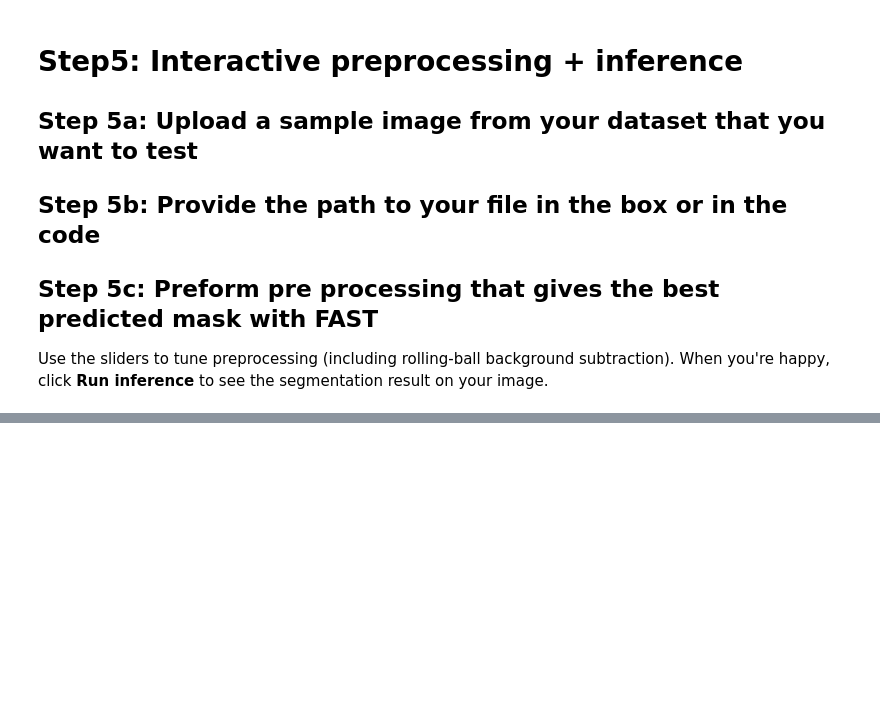
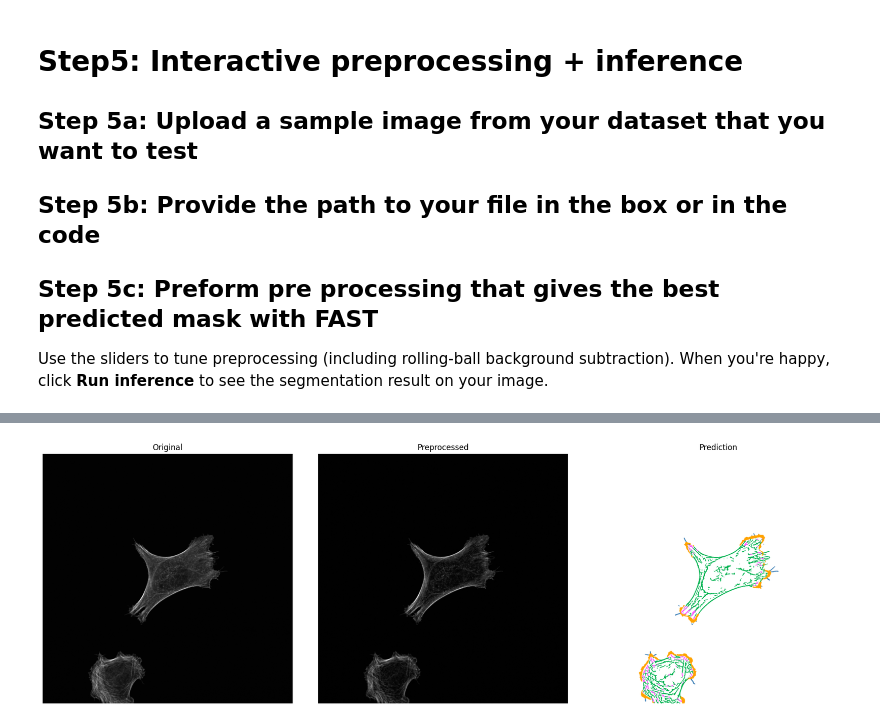
Before and after one commit to Carleton-CTE-Lab/FAST, a Jupyter notebook: inference_demo.ipynb, the cells around one changed output, grey strips where cells are left out. Saved outputs shown, nothing was run; the diff lists cells and outputs as text; code cells hidden in the pictures; blank space fills up the shorter version.

Commit message:
updated inference demo with pictures

```diff
--- a/inference_demo.ipynb
+++ b/inference_demo.ipynb
@@ -248,0 +334,53 @@ Loaded weights: best_model.pth
+# %%
+# Static snapshot (this output is saved into the notebook)
+# Run this cell after you click the widget's "Run inference" (or anytime) and then save the notebook.
+
+def run_inference_static(
+    image_path: str,
+    *,
+    subtract_background: bool = True,
+    bg_radius: int = 50,
+    show: bool = True,
+ ):
+    """Run one inference pass and display as a *normal* cell output (persists when notebook is saved)."""
+    if not image_path:
+        raise ValueError("Please provide an image path.")
+    if not os.path.exists(image_path):
+        raise FileNotFoundError(f"File not found: {image_path}")
+
+    raw = read_grayscale_image(image_path)
+    corrected = preprocess_image_np(
+        raw,
+        bg_radius=int(bg_radius),
+        subtract_background=bool(subtract_background),
+    )
+    img_t = to_model_tensor(corrected)
+    with torch.no_grad():
+        logits = model(img_t)
+        pred = torch.argmax(logits, dim=1).squeeze(0).detach().cpu().numpy().astype(np.int32)
+    rgb = decode_segmentation_masks(pred, COLORMAP)
+    rgb = set_background_white(rgb)
+
+    fig, axes = plt.subplots(1, 3, figsize=(18, 6))
+    axes[0].imshow(raw, cmap="gray")
+    axes[0].set_title("Original")
+    axes[0].axis("off")
+    axes[1].imshow(corrected, cmap="gray")
+    axes[1].set_title("Preprocessed")
+    axes[1].axis("off")
+    axes[2].imshow(rgb)
+    axes[2].set_title("Prediction")
+    axes[2].axis("off")
+    plt.tight_layout(rect=[0, 0, 1, 0.95])
+    if show:
+        plt.show()
+
+
+# Use current widget values if they exist (fallback to defaults)
+_image_path = path_w.value.strip() if "path_w" in globals() else DEFAULT_IMAGE_PATH
+_subtract_bg = bool(bg_on_w.value) if "bg_on_w" in globals() else True
+_bg_radius = int(bg_radius_w.value) if "bg_radius_w" in globals() else 50
+
+run_inference_static(_image_path, subtract_background=_subtract_bg, bg_radius=_bg_radius)
+# %% [output]
+[figure, added]
```
Also changed, not shown: parts of 5 cells of this notebook, 2 other files.
